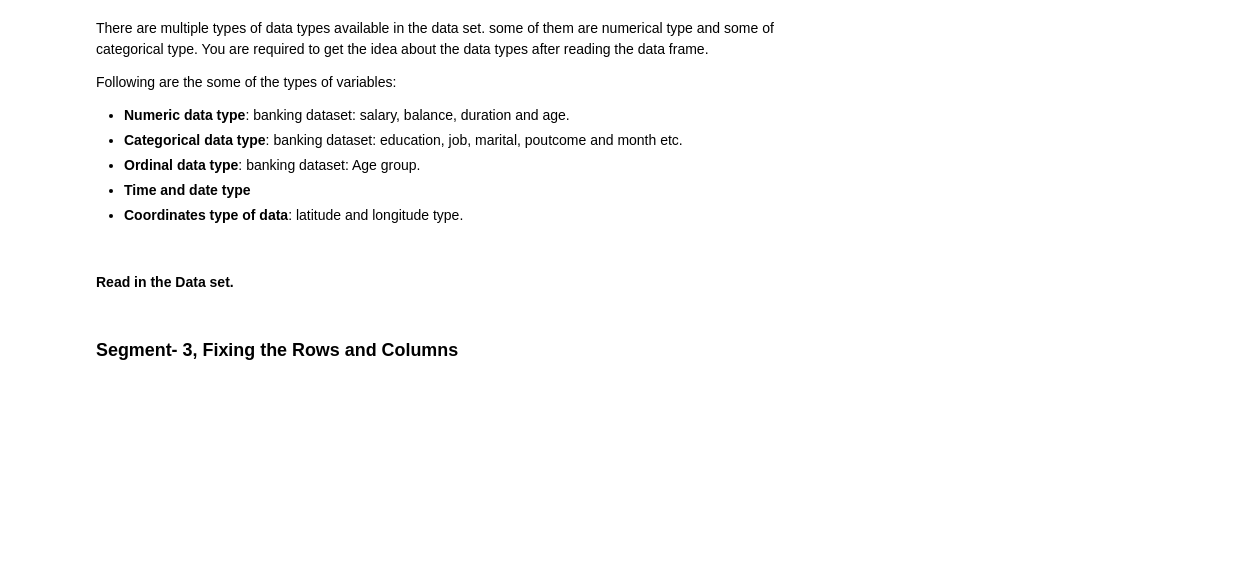
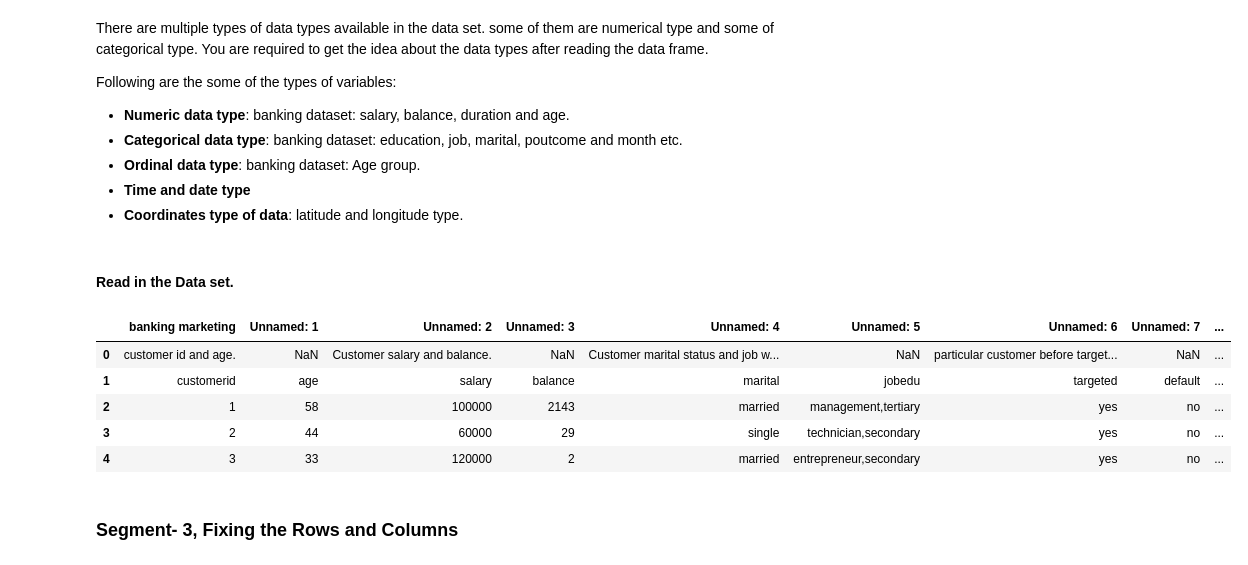
Before and after one commit to Ashik-Mohammed-S/EDA, a Jupyter notebook: Bank+Marketing+Campaign_EDA-blank+notebook.ipynb, the cells around one changed output. Cells and saved outputs as stored; diff of their text form; code cells hidden in the pictures; blank space fills up the shorter version.

```diff
--- a/Bank+Marketing+Campaign_EDA-blank+notebook.ipynb
+++ b/Bank+Marketing+Campaign_EDA-blank+notebook.ipynb
@@ -45,9 +45,17 @@ Following are the some of the types of variables:
 #### Read in the Data set.
 # %%
 #read the data set of "bank telemarketing campaign" in inp0.
-inp0=
+inp0= pd.read_csv("C:\\Users\\moham\\Downloads\\projects\\Bank+Dataset\\Bank Dataset\\bank_marketing_updated_v1.csv")
 # %%
 #Print the head of the data frame.
+inp0.head()
+# %% [output]
+|  | banking marketing | Unnamed: 1 | Unnamed: 2 | Unnamed: 3 | Unnamed: 4 | Unnamed: 5 | Unnamed: 6 | Unnamed: 7 | ... |
+| 0 | customer id and age. | NaN | Customer salary and balance. | NaN | Customer marital status and job w... | NaN | particular customer before target... | NaN | ... |
+| 1 | customerid | age | salary | balance | marital | jobedu | targeted | default | ... |
+| 2 | 1 | 58 | 100000 | 2143 | married | management,tertiary | yes | no | ... |
+| 3 | 2 | 44 | 60000 | 29 | single | technician,secondary | yes | no | ... |
+| 4 | 3 | 33 | 120000 | 2 | married | entrepreneur,secondary | yes | no | ... |
 # %% [markdown]
 ### Segment- 3, Fixing the Rows and Columns
 # %% [markdown]
```
Also changed, not shown: parts of 26 cells of this notebook.
